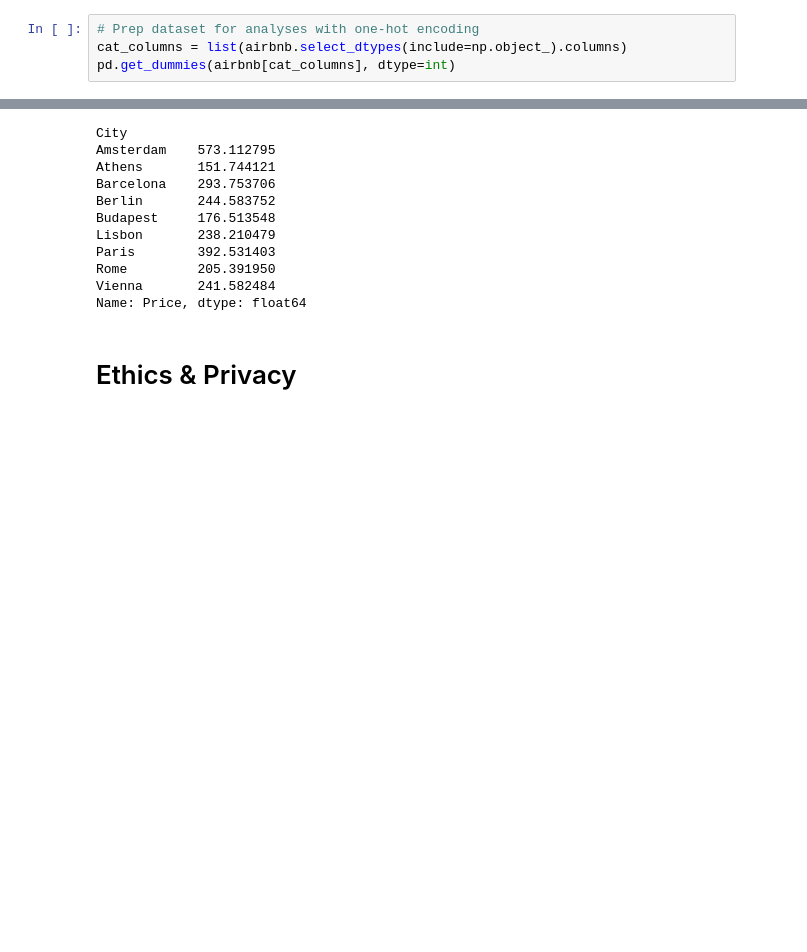
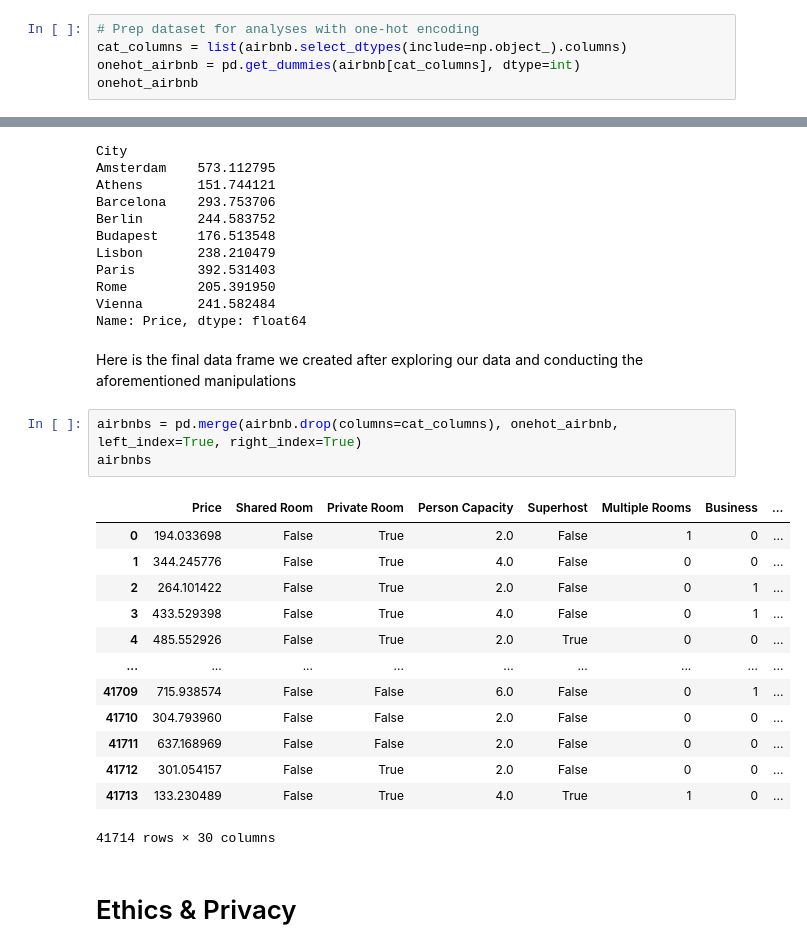
Before and after one commit to COGS118A/Group023-SP23, a Jupyter notebook: Checkpoint_Group023-SP23.ipynb, the cells around one changed output, grey strips where cells are left out. Drawn from its saved outputs; the diff is of its cells as text; blank space fills up the shorter version.

```diff
--- a/Checkpoint_Group023-SP23.ipynb
+++ b/Checkpoint_Group023-SP23.ipynb
@@ -101,7 +92,8 @@ Name: count, dtype: int64
 # %%
 # Prep dataset for analyses with one-hot encoding
 cat_columns = list(airbnb.select_dtypes(include=np.object_).columns)
-pd.get_dummies(airbnb[cat_columns], dtype=int)
+onehot_airbnb = pd.get_dummies(airbnb[cat_columns], dtype=int)
+onehot_airbnb
 # %% [output]
 |  | City_Amsterdam | City_Athens | City_Barcelona | City_Berlin | City_Budapest | City_Lisbon | City_Paris | ... |
 | 0 | 1 | 0 | 0 | 0 | 0 | 0 | 0 | ... |
@@ -163,6 +160,25 @@ Paris        392.531403
 Rome         205.391950
 Vienna       241.582484
 Name: Price, dtype: float64
+# %% [markdown]
+Here is the final data frame we created after exploring our data and conducting the aforementioned manipulations
+# %%
+airbnbs = pd.merge(airbnb.drop(columns=cat_columns), onehot_airbnb, left_index=True, right_index=True)
+airbnbs
+# %% [output]
+|  | Price | Shared Room | Private Room | Person Capacity | Superhost | Multiple Rooms | Business | ... |
+| 0 | 194.033698 | False | True | 2.0 | False | 1 | 0 | ... |
+| 1 | 344.245776 | False | True | 4.0 | False | 0 | 0 | ... |
+| 2 | 264.101422 | False | True | 2.0 | False | 0 | 1 | ... |
+| 3 | 433.529398 | False | True | 4.0 | False | 0 | 1 | ... |
+| 4 | 485.552926 | False | True | 2.0 | True | 0 | 0 | ... |
+| ... | ... | ... | ... | ... | ... | ... | ... | ... |
+| 41709 | 715.938574 | False | False | 6.0 | False | 0 | 1 | ... |
+| 41710 | 304.793960 | False | False | 2.0 | False | 0 | 0 | ... |
+| 41711 | 637.168969 | False | False | 2.0 | False | 0 | 0 | ... |
+| 41712 | 301.054157 | False | True | 2.0 | False | 0 | 0 | ... |
+| 41713 | 133.230489 | False | True | 4.0 | True | 1 | 0 | ... |
+41714 rows × 30 columns
 # %% [markdown]
 # Ethics & Privacy
 # %% [markdown]
```
Also changed, not shown: parts of 15 cells of this notebook.
